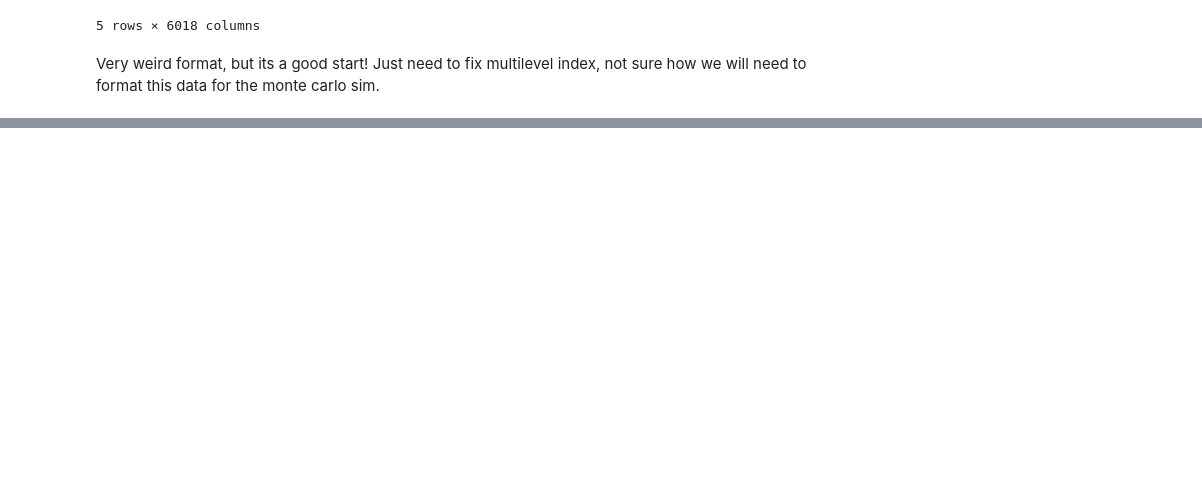
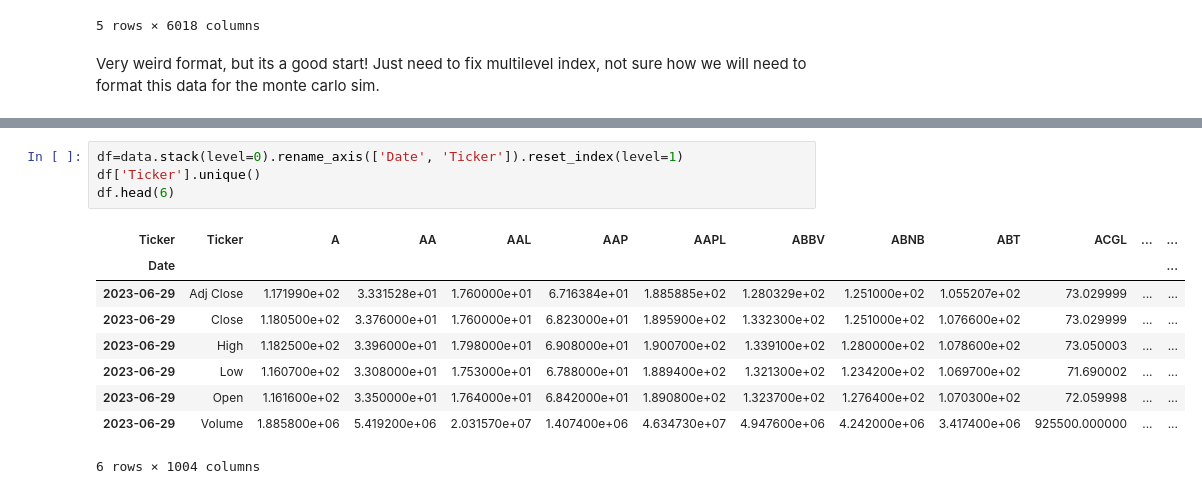
Before and after one commit to JeffTriemer/ISYE-6644-Monte-Carlo-Sim, a Jupyter notebook: Monte Carlo Sim.ipynb, the cells around one changed output, grey strips where cells are left out. Cells and saved outputs as stored; diff of their text form; blank space fills up the shorter version.

```diff
--- a/Monte Carlo Sim.ipynb
+++ b/Monte Carlo Sim.ipynb
@@ -116,0 +173,14 @@ data.shape
+# %%
+df=data.stack(level=0).rename_axis(['Date', 'Ticker']).reset_index(level=1)
+df['Ticker'].unique()
+df.head(6)
+# %% [output]
+| Ticker | Ticker | A | AA | AAL | AAP | AAPL | ABBV | ABNB | ABT | ACGL | ... | ... |
+| Date |  |  |  |  |  |  |  |  |  |  |  | ... |
+| 2023-06-29 | Adj Close | 1.171990e+02 | 3.331528e+01 | 1.760000e+01 | 6.716384e+01 | 1.885885e+02 | 1.280329e+02 | 1.251000e+02 | 1.055207e+02 | 73.029999 | ... | ... |
+| 2023-06-29 | Close | 1.180500e+02 | 3.376000e+01 | 1.760000e+01 | 6.823000e+01 | 1.895900e+02 | 1.332300e+02 | 1.251000e+02 | 1.076600e+02 | 73.029999 | ... | ... |
+| 2023-06-29 | High | 1.182500e+02 | 3.396000e+01 | 1.798000e+01 | 6.908000e+01 | 1.900700e+02 | 1.339100e+02 | 1.280000e+02 | 1.078600e+02 | 73.050003 | ... | ... |
+| 2023-06-29 | Low | 1.160700e+02 | 3.308000e+01 | 1.753000e+01 | 6.788000e+01 | 1.889400e+02 | 1.321300e+02 | 1.234200e+02 | 1.069700e+02 | 71.690002 | ... | ... |
+| 2023-06-29 | Open | 1.161600e+02 | 3.350000e+01 | 1.764000e+01 | 6.842000e+01 | 1.890800e+02 | 1.323700e+02 | 1.276400e+02 | 1.070300e+02 | 72.059998 | ... | ... |
+| 2023-06-29 | Volume | 1.885800e+06 | 5.419200e+06 | 2.031570e+07 | 1.407400e+06 | 4.634730e+07 | 4.947600e+06 | 4.242000e+06 | 3.417400e+06 | 925500.000000 | ... | ... |
+6 rows × 1004 columns
```
Also changed, not shown: parts of 21 cells of this notebook.
